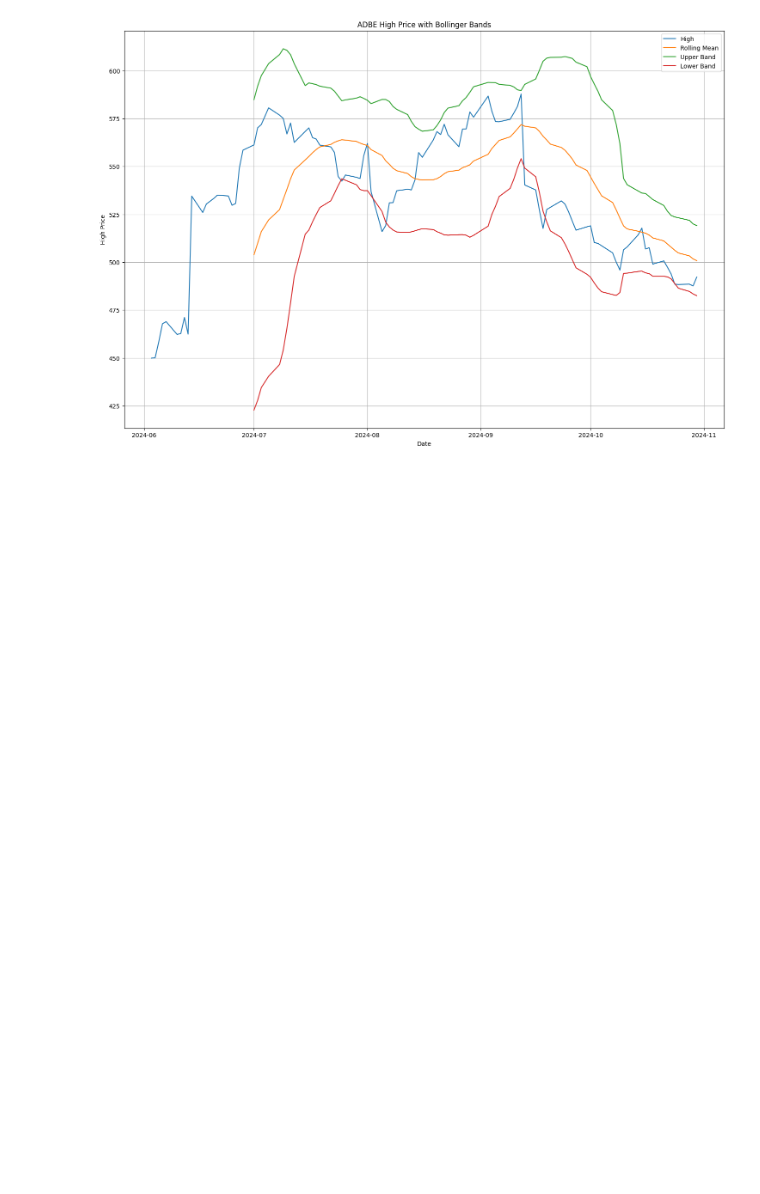
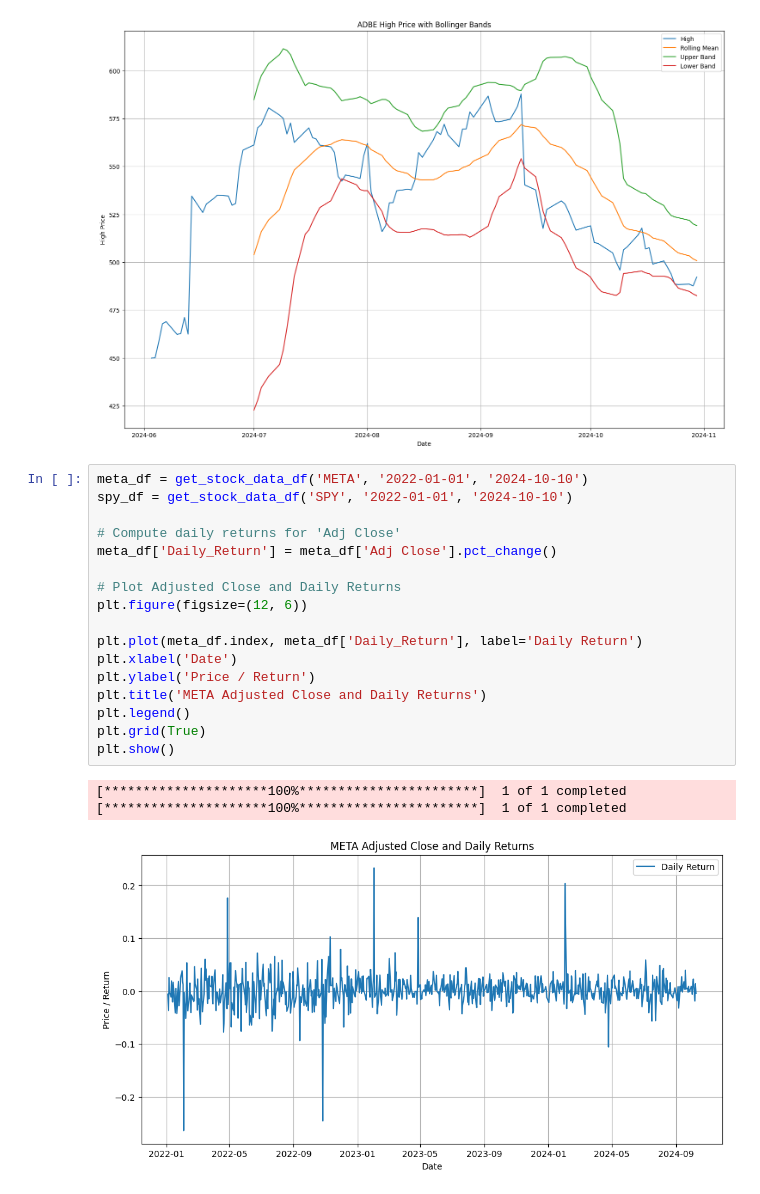
Before and after one commit to aaditya-007/Notebooks, a Jupyter notebook: stocks.ipynb, the cells around one changed output. Cells and saved outputs as stored; diff of their text form; blank space fills up the shorter version.

```diff
--- a/stocks.ipynb
+++ b/stocks.ipynb
@@ -121,3 +121,24 @@ for ticker, df in stock_dfs.items():
 [figure]
 [figure]
 [figure]
+# %%
+meta_df = get_stock_data_df('META', '2022-01-01', '2024-10-10')
+spy_df = get_stock_data_df('SPY', '2022-01-01', '2024-10-10')
+
+# Compute daily returns for 'Adj Close'
+meta_df['Daily_Return'] = meta_df['Adj Close'].pct_change()
+
+# Plot Adjusted Close and Daily Returns
+plt.figure(figsize=(12, 6))
+
+plt.plot(meta_df.index, meta_df['Daily_Return'], label='Daily Return')
+plt.xlabel('Date')
+plt.ylabel('Price / Return')
+plt.title('META Adjusted Close and Daily Returns')
+plt.legend()
+plt.grid(True)
+plt.show()
+# %% [output]
+[*********************100%***********************]  1 of 1 completed
+[*********************100%***********************]  1 of 1 completed
+[figure, added]
```
Also changed, not shown: parts of 1 cell of this notebook.
